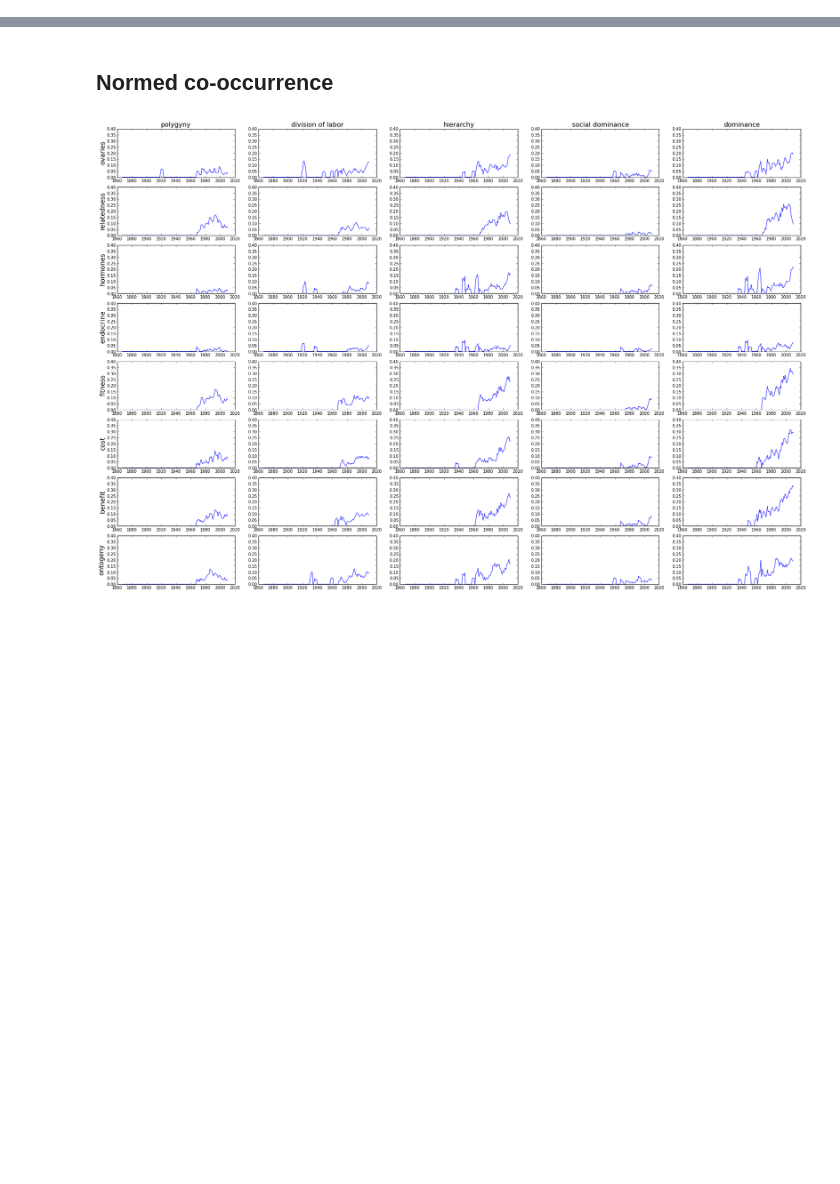
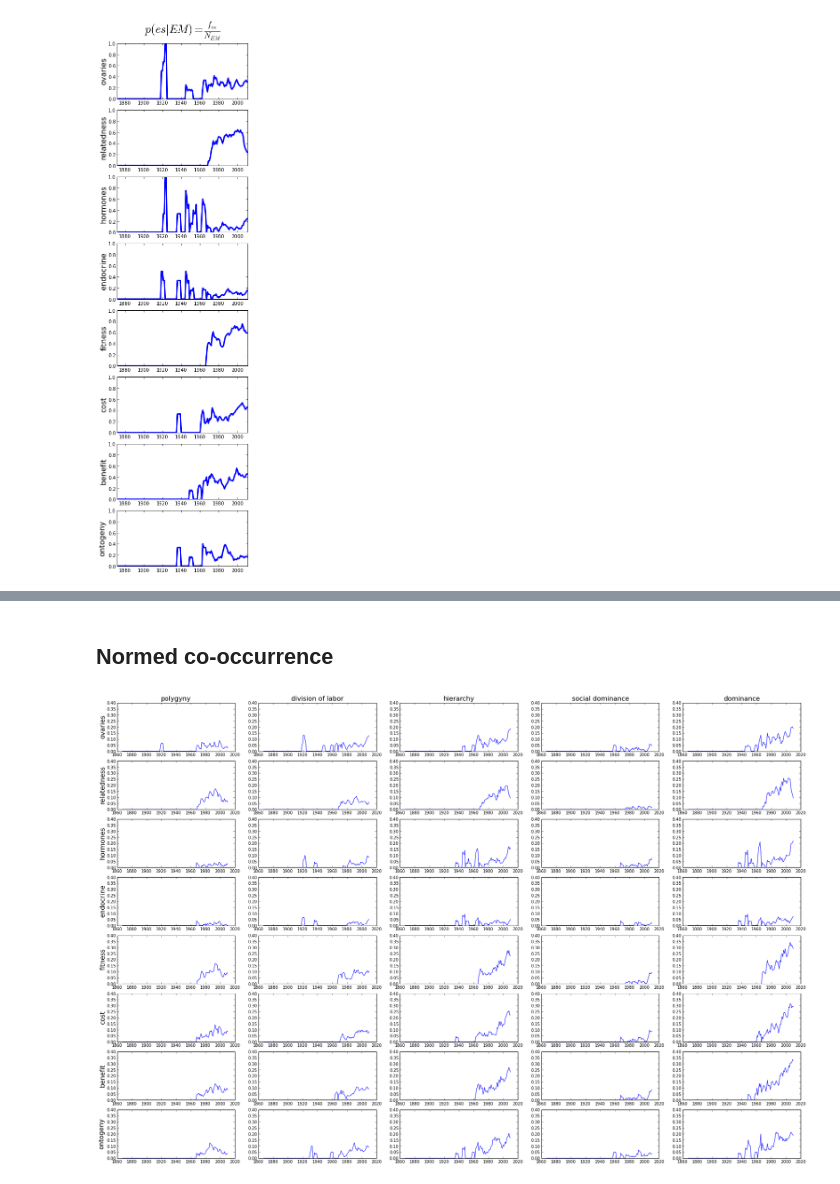
Before and after one commit to erickpeirson/Social-Dominance-in-Polistes, a Jupyter notebook: 20140419 - Guido co-occurrence.ipynb, the cells around one changed output, grey strips where cells are left out. Saved outputs shown, nothing was run; the diff lists cells and outputs as text; code cells hidden in the pictures; blank space fills up the shorter version.

```diff
--- a/20140419 - Guido co-occurrence.ipynb
+++ b/20140419 - Guido co-occurrence.ipynb
@@ -232,0 +207,3 @@ N_x = len(explananda)
+# %%
+N_EM = {}
+N_em = Counter()
@@ -232,0 +231,43 @@ N_x = len(explananda)
+# %%
+# Get the frequency of each explanans in the explananda subset.
+f_es = { es[0]:Counter() for es in explanantes }
+for period,EM in N_EM.iteritems():
+    for es in explanantes:
+        s = es[0]
+        s_type = len(s.split())
+        dois = set([ d for dl in EM.values() for d in dl ])
+        for doi in dois:
+            if s in types[s_type][doi]:
+                f_es[s][period] += 1
+# %%
+# Fill in missing zeros.
+for s,v in f_es.iteritems():
+    for i in xrange(1872, 2011):
+        if i not in v:
+            f_es[s][i] = 0.
+# %%
+fig = plt.figure(figsize=(5,20))
+
+for i in xrange(N_s):
+    s = explanantes[i][0]
+    v = f_es[s]
+    ax = plt.subplot(N_s, 1, i+1)
+    skeys = sorted(v)
+    vals = []
+    for d in skeys:
+        if N_em[d] != 0.:
+            vals.append(float(v[d])/N_em[d])
+        else:
+            vals.append(0.)
+
+    ax.plot(skeys, vals, lw=3)
+    ax.set_ylabel(s, fontsize=16)
+    ax.set_ylim(0.,1.0)
+    ax.set_xlim(1872, 2011)
+
+    if i == 0:
+        plt.title(r'$p(es| EM) = \frac{f_{es}}{N_{EM}}$', fontsize=24, va='bottom')
+
+plt.show()
+# %% [output]
+[figure, added]
```
Also changed, not shown: parts of 56 cells of this notebook, 4 other files.
